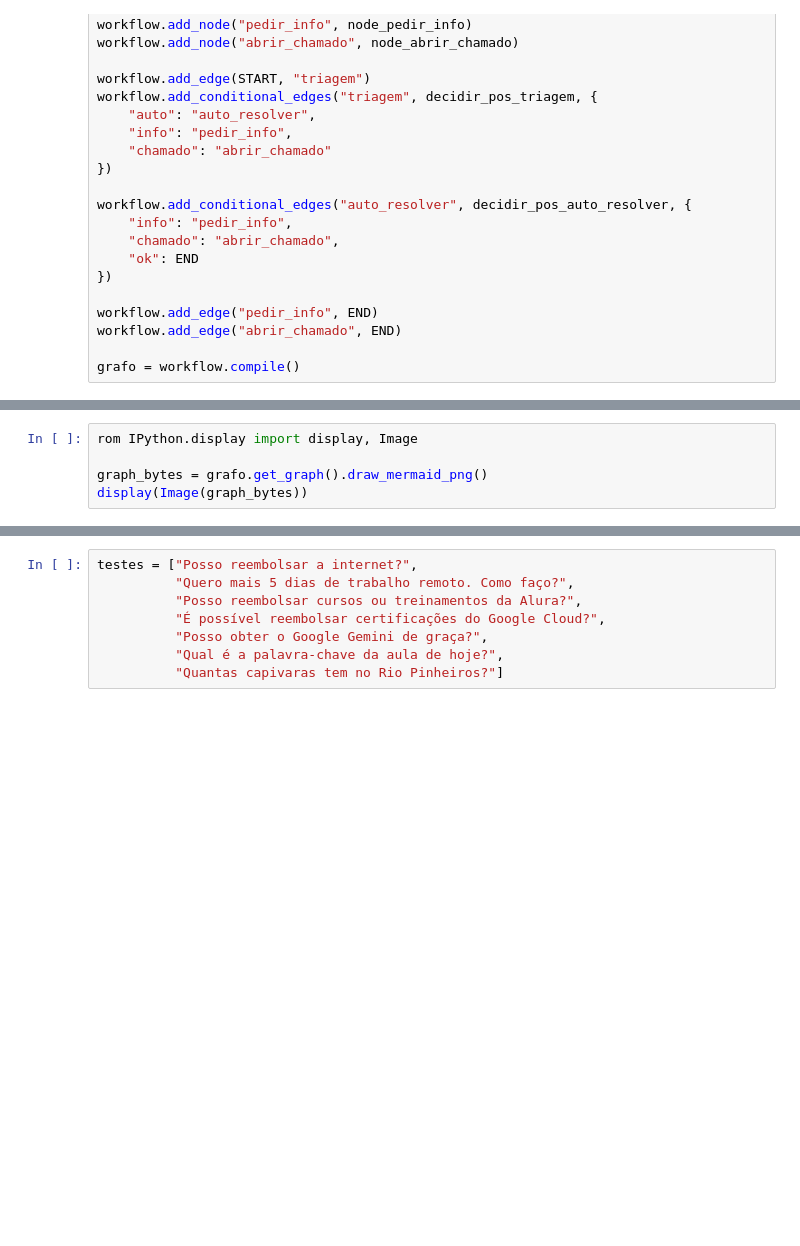
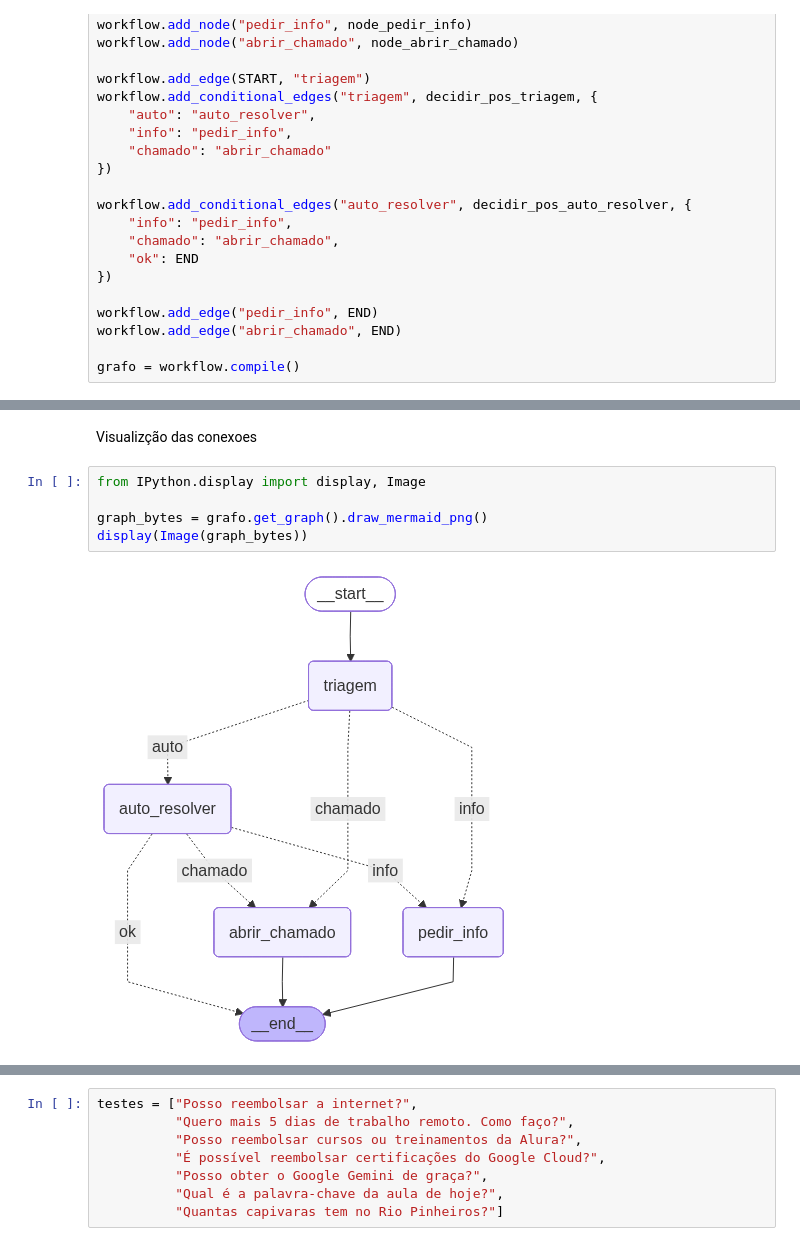
Before and after one commit to fabsakae/AgeChecker, a Jupyter notebook: agentesIA1.ipynb, the cells around one changed output, grey strips where cells are left out. Drawn from its saved outputs; the diff is of its cells as text; blank space fills up the shorter version.

```diff
--- a/agentesIA1.ipynb
+++ b/agentesIA1.ipynb
@@ -616,5 +759,9 @@ grafo = workflow.compile()
+# %% [markdown]
+Visualizção das conexoes
 # %%
-rom IPython.display import display, Image
+from IPython.display import display, Image
 
 graph_bytes = grafo.get_graph().draw_mermaid_png()
 display(Image(graph_bytes))
+# %% [output]
+[figure, added]
```
Also changed, not shown: parts of 23 cells of this notebook.
